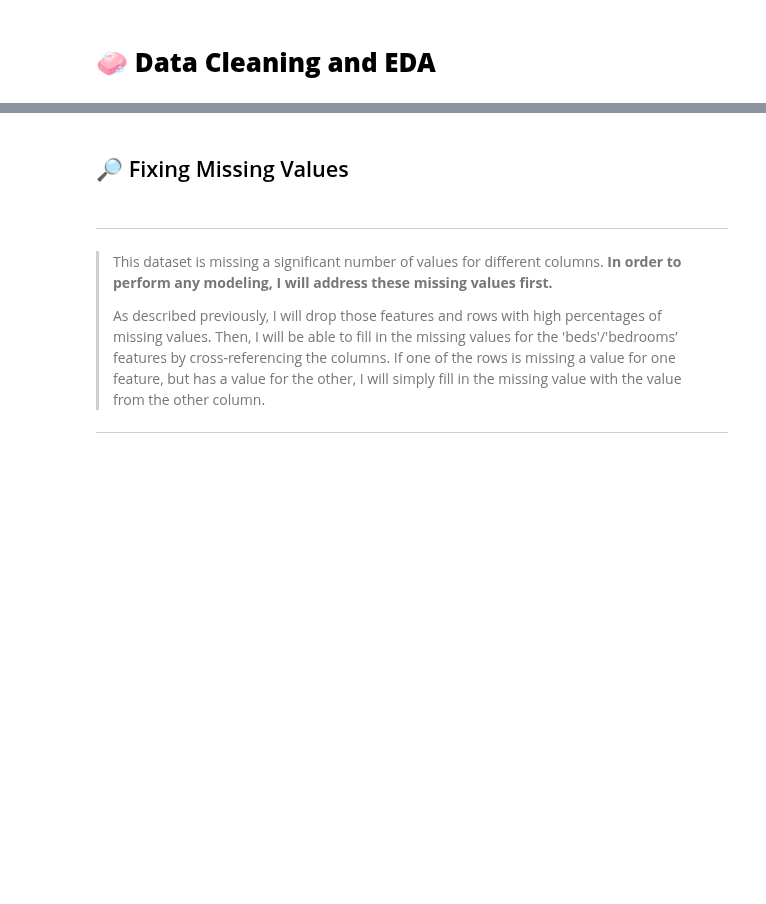
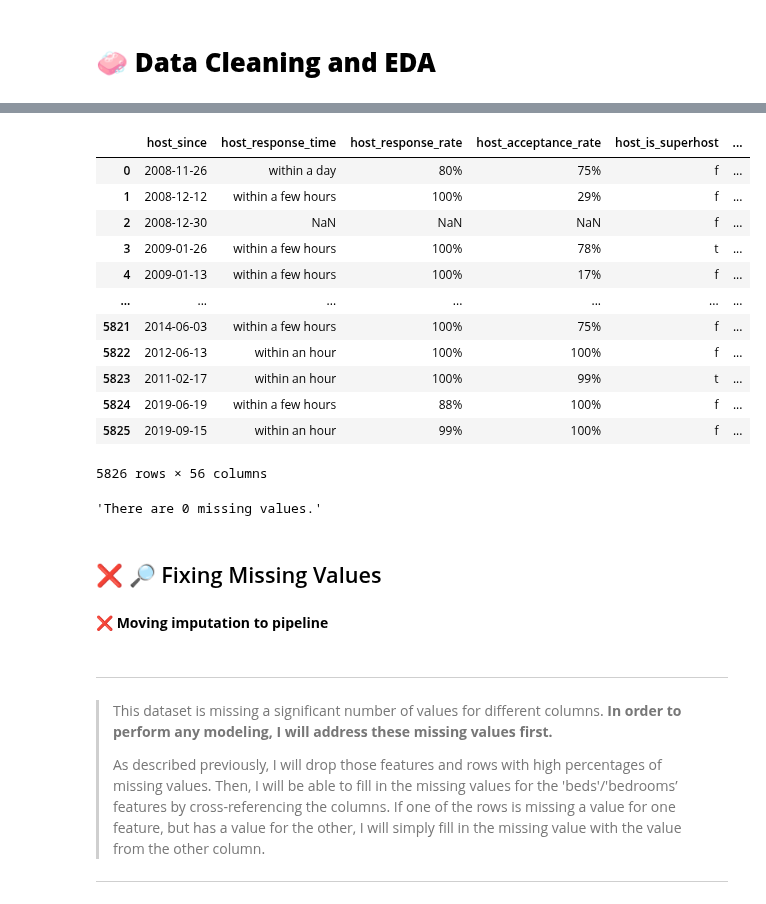
Before and after one commit to BenJMcCarty/Helping_Your_Hosts, a Jupyter notebook: Helping_Your_Hosts.ipynb, the cells around one changed output, grey strips where cells are left out. Saved outputs shown, nothing was run; the diff lists cells and outputs as text; code cells hidden in the pictures; blank space fills up the shorter version.

```diff
--- a/Helping_Your_Hosts.ipynb
+++ b/Helping_Your_Hosts.ipynb
@@ -319,5 +300,32 @@ if show_visualizations == True:
+# %%
+## Dropping rows by index and resetting index
+df = df.drop(df[nan_index].index)
+df.reset_index(drop=True, inplace=True)
+df
+# %% [output]
+|  | host_since | host_response_time | host_response_rate | host_acceptance_rate | host_is_superhost | ... |
+| 0 | 2008-11-26 | within a day | 80% | 75% | f | ... |
+| 1 | 2008-12-12 | within a few hours | 100% | 29% | f | ... |
+| 2 | 2008-12-30 | NaN | NaN | NaN | f | ... |
+| 3 | 2009-01-26 | within a few hours | 100% | 78% | t | ... |
+| 4 | 2009-01-13 | within a few hours | 100% | 17% | f | ... |
+| ... | ... | ... | ... | ... | ... | ... |
+| 5821 | 2014-06-03 | within a few hours | 100% | 75% | f | ... |
+| 5822 | 2012-06-13 | within an hour | 100% | 100% | f | ... |
+| 5823 | 2011-02-17 | within an hour | 100% | 99% | t | ... |
+| 5824 | 2019-06-19 | within a few hours | 88% | 100% | f | ... |
+| 5825 | 2019-09-15 | within an hour | 99% | 100% | f | ... |
+5826 rows × 56 columns
+# %%
+## Reviewing results
+# cf.report_df(df).sort_values('null_sum', ascending=False)
+f"There are {df['review_scores_rating'].isna().sum()} missing values."
+# %% [output]
+'There are 0 missing values.'
 # %% [markdown]
-## 🔎 Fixing Missing Values
+## ❌ 🔎 Fixing Missing Values
+# %% [markdown]
+❌ **Moving imputation to pipeline**
 # %% [markdown]
 ---
 
```
Also changed, not shown: parts of 97 cells of this notebook, 1 other file.
